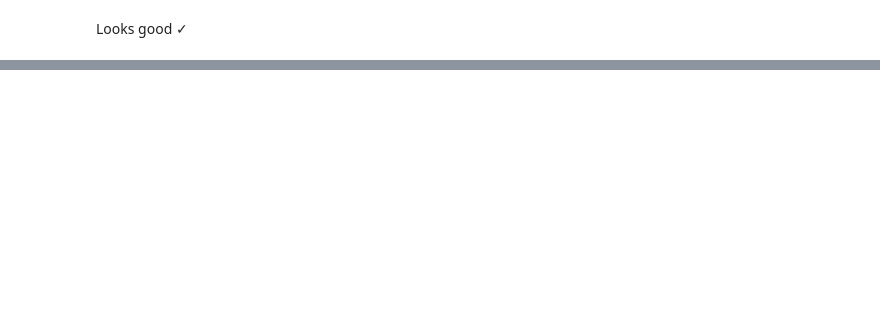
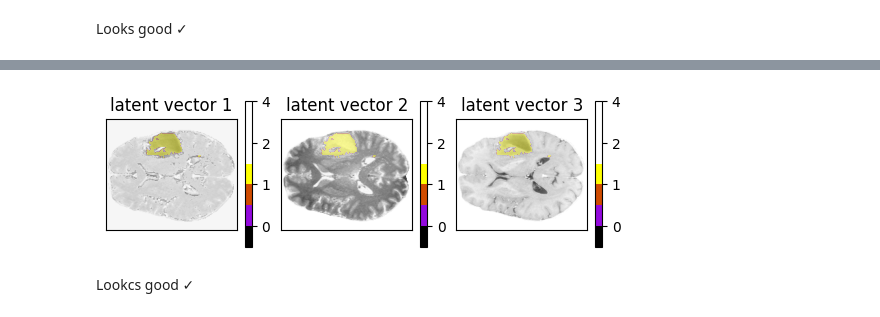
Before and after one commit to RiceD2KLab/BRAINNET, a Jupyter notebook: src/notebooks/03b_latent_space_representation_data_prep_for_maskformer.ipynb, the cells around one changed output, grey strips where cells are left out. Drawn from its saved outputs; the diff is of its cells as text; code cells hidden in the pictures; blank space fills up the shorter version.

```diff
--- a/src/notebooks/03b_latent_space_representation_data_prep_for_maskformer.ipynb
+++ b/src/notebooks/03b_latent_space_representation_data_prep_for_maskformer.ipynb
@@ -321,0 +348,36 @@ Zip the files together and download
+# %%
+# qc plot
+
+# load the associated SEGM for subject UPENN-GBM-00002
+upenn00006_segm = nib.load(os.path.join(OUTPUT_DIR, 'train', 'UPENN-GBM-00006_11_segm.nii.gz'))
+
+# get the segment labels for visualization (colorbar, labelling, and transparency)
+label_names = np.unique(upenn00006_segm.get_fdata().astype('uint'))
+num_labels = len(label_names)
+label_cmap = plt.get_cmap('gnuplot', num_labels)
+# because it is difficult to find a nice colorbar that works well with alpha
+# blending, create an alpha masking array to make any pixel with a label value
+# of 0 equal to alpha=0, and all else 0.4
+alpha_mask = np.where(upenn00006_segm.get_fdata().astype('uint') == 0, 0, 0.4)
+
+# plot
+fig, axs = plt.subplots(ncols=3)
+for idx in range(3):
+    lsv_curr = lsv_vols[idx]
+    axs[idx].imshow(lsv_curr.get_fdata()[:, :, 73], cmap='Greys', vmin=0, vmax=1)
+    axs[idx].set_title(f'latent vector {idx + 1}')
+    # add the segmentation mask
+    mask = axs[idx].imshow(upenn00006_segm.get_fdata().astype('uint')[:, :, 73], cmap=label_cmap, alpha=alpha_mask[:, :, 73])
+    # add a colorbar to each plot
+    mask_cbar = fig.colorbar(mask, ax=axs[idx], fraction=0.05)
+    # set the tick locs and adjust the cbar
+    mask_cbar.set_ticks([tick + 0.5 for tick in range(num_labels)])
+    mask_cbar.set_ticklabels(label_names)
+    # turn off ticks and labels
+    axs[idx].tick_params(left = False, right = False , labelleft = False ,
+                labelbottom = False, bottom = False)
+plt.show()
+# %% [output]
+[figure, added]
+# %% [markdown]
+Lookcs good &check;
```
Also changed, not shown: parts of 17 cells of this notebook.
